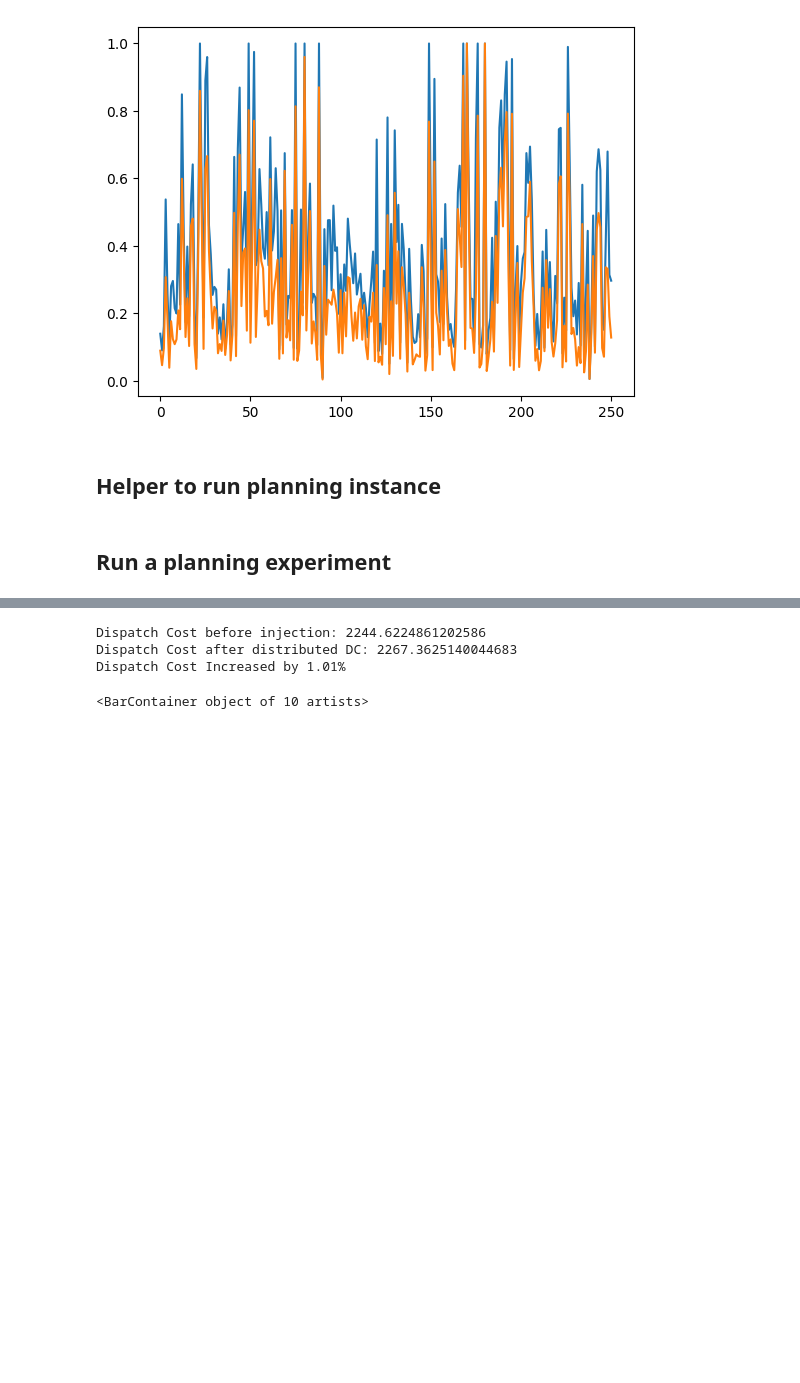
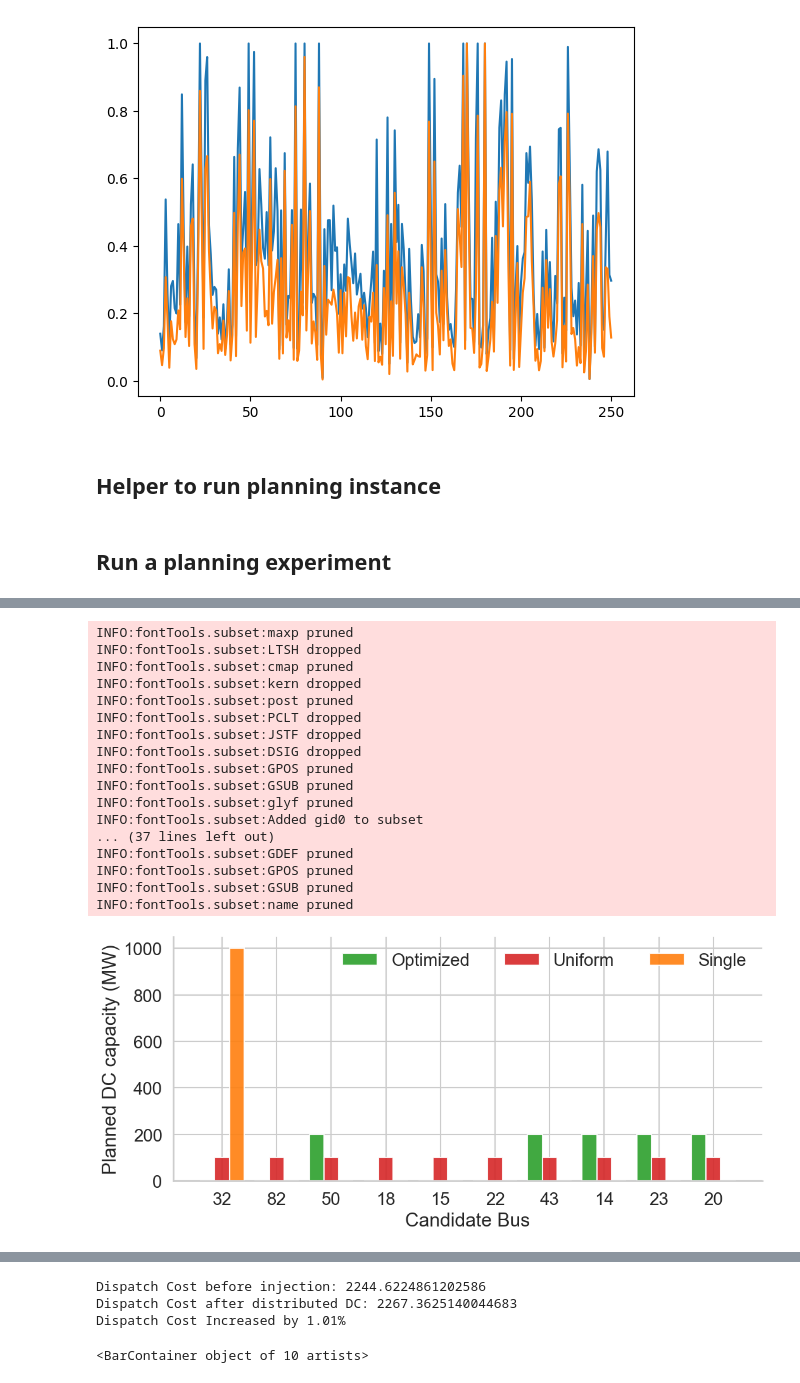
Before and after one commit to llanoajm/zap, a Jupyter notebook: development/lever_exps_dc_only.ipynb, the cells around one changed output, grey strips where cells are left out. Drawn from its saved outputs; the diff is of its cells as text; code cells hidden in the pictures; blank space fills up the shorter version.

```diff
--- a/development/lever_exps_dc_only.ipynb
+++ b/development/lever_exps_dc_only.ipynb
@@ -606,0 +714,53 @@ distributed_outcome = pypsa_net.dispatch(
+# %%
+sns.set_style("whitegrid")
+sns.set_context("talk", font_scale=1.2)
+# plt.rcParams.update({"pdf.fonttype": 42, "ps.fonttype": 42, "axes.linewidth": 0.8})
+
+pal = sns.color_palette("tab10")
+c_single, c_opt, c_uniform = pal[1], pal[2], pal[3]  # orange, green, red
+
+planned = np.asarray(planned_dc_capacities).astype(float).ravel() * 1000
+uniform = np.asarray(uniform_dc_capacities).astype(float).ravel() * 1000
+assert planned.shape == uniform.shape and planned.size == 10
+
+single = np.zeros_like(planned)
+single[0] = 1000.0  # MW
+
+x = np.arange(planned.size)
+w = 0.27
+
+fig, ax = plt.subplots(figsize=(12, 5))
+
+ax.bar(x - w, planned,  width=w, label="Optimized", color=c_opt, alpha=0.9)
+ax.bar(x,      uniform, width=w, label="Uniform",   color=c_uniform, alpha=0.9)
+ax.bar(x + w,  single,  width=w, label="Single",    color=c_single, alpha=0.9)
+
+ax.set_xlabel("Candidate Bus")
+ax.set_ylabel("Planned DC capacity (MW)")
+ax.set_xticks(x)
+ax.set_xticklabels([str(i) for i in INVESTMENT_NODE_CANDS[:num_nodes]])
+ax.set_ylim(bottom=0)
+ax.legend(frameon=False, ncol=3)
+sns.despine(ax=ax, top=True, right=True)
+
+fig.savefig("dc_allocation_bar_plot.pdf", bbox_inches="tight")
+plt.show()
+# %% [output]
+INFO:fontTools.subset:maxp pruned
+INFO:fontTools.subset:LTSH dropped
+INFO:fontTools.subset:cmap pruned
+INFO:fontTools.subset:kern dropped
+INFO:fontTools.subset:post pruned
+INFO:fontTools.subset:PCLT dropped
+INFO:fontTools.subset:JSTF dropped
+INFO:fontTools.subset:DSIG dropped
+INFO:fontTools.subset:GPOS pruned
+INFO:fontTools.subset:GSUB pruned
+INFO:fontTools.subset:glyf pruned
+INFO:fontTools.subset:Added gid0 to subset
+... (37 lines left out)
+INFO:fontTools.subset:GDEF pruned
+INFO:fontTools.subset:GPOS pruned
+INFO:fontTools.subset:GSUB pruned
+INFO:fontTools.subset:name pruned
+[figure, added]
```
Also changed, not shown: parts of 7 cells of this notebook, 2 other files.
